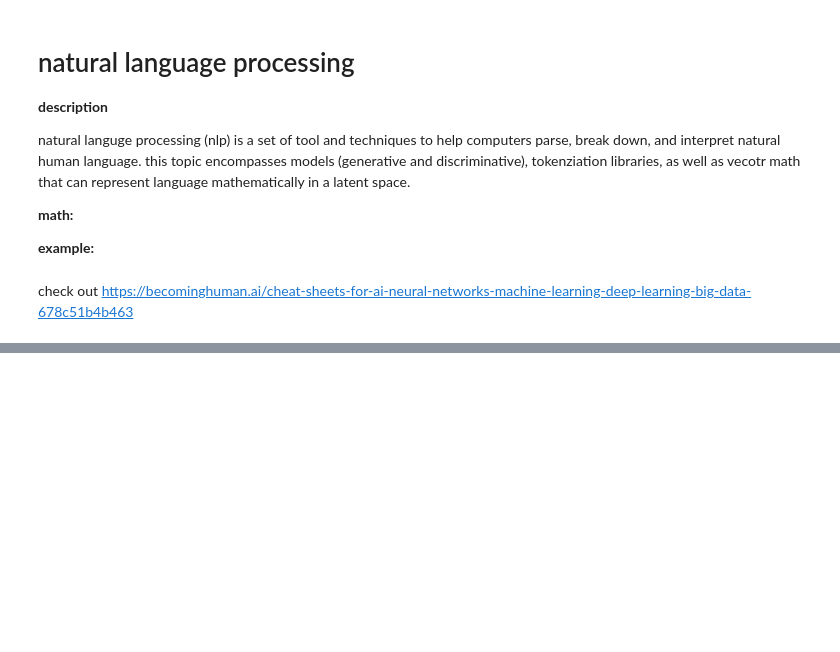
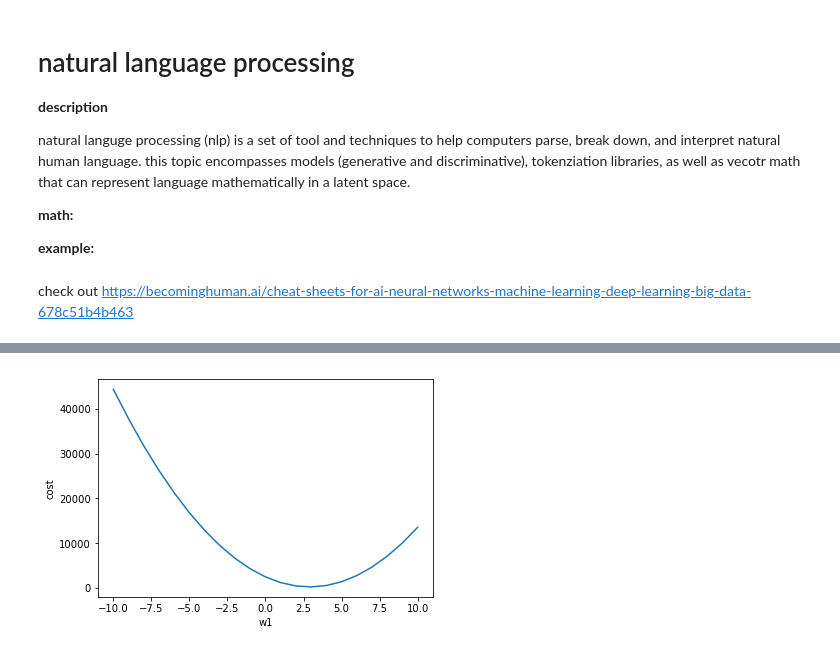
Before and after one commit to yvan/nbsblogs, a Jupyter notebook: data_science_questions/machine_learning.ipynb, the cells around one changed output, grey strips where cells are left out. Drawn from its saved outputs; the diff is of its cells as text; code cells hidden in the pictures; blank space fills up the shorter version.

```diff
--- a/data_science_questions/machine_learning.ipynb
+++ b/data_science_questions/machine_learning.ipynb
@@ -651,3 +652,7 @@ natural languge processing (nlp) is a set of tool and techniques to help compute
 # %% [markdown]
 check out
 https://becominghuman.ai/cheat-sheets-for-ai-neural-networks-machine-learning-deep-learning-big-data-678c51b4b463
+# %%
+
+# load the data
+data = pd.read_csv('cars.csv')
@@ -653,0 +668,18 @@ https://becominghuman.ai/cheat-sheets-for-ai-neural-networks-machine-learning-de
+# %%
+%matplotlib inline
+import matplotlib.pyplot as plt
+# calculate the cost for many different values
+# of w1 using our cost function
+costs = []
+for i in range(-10,11,1):
+    w1 = i
+    y_actual = data['dist']
+    y_predict = w1*data['speed']
+    costs.append(np.mean((y_predict - y_actual)**2))
+# plot the costs
+plt.plot(range(-10,11,1), costs)
+plt.xlabel('w1')
+plt.ylabel('cost')
+plt.show()
+# %% [output]
+[figure, added]
```
Also changed, not shown: parts of 13 cells of this notebook, 29 other files.
